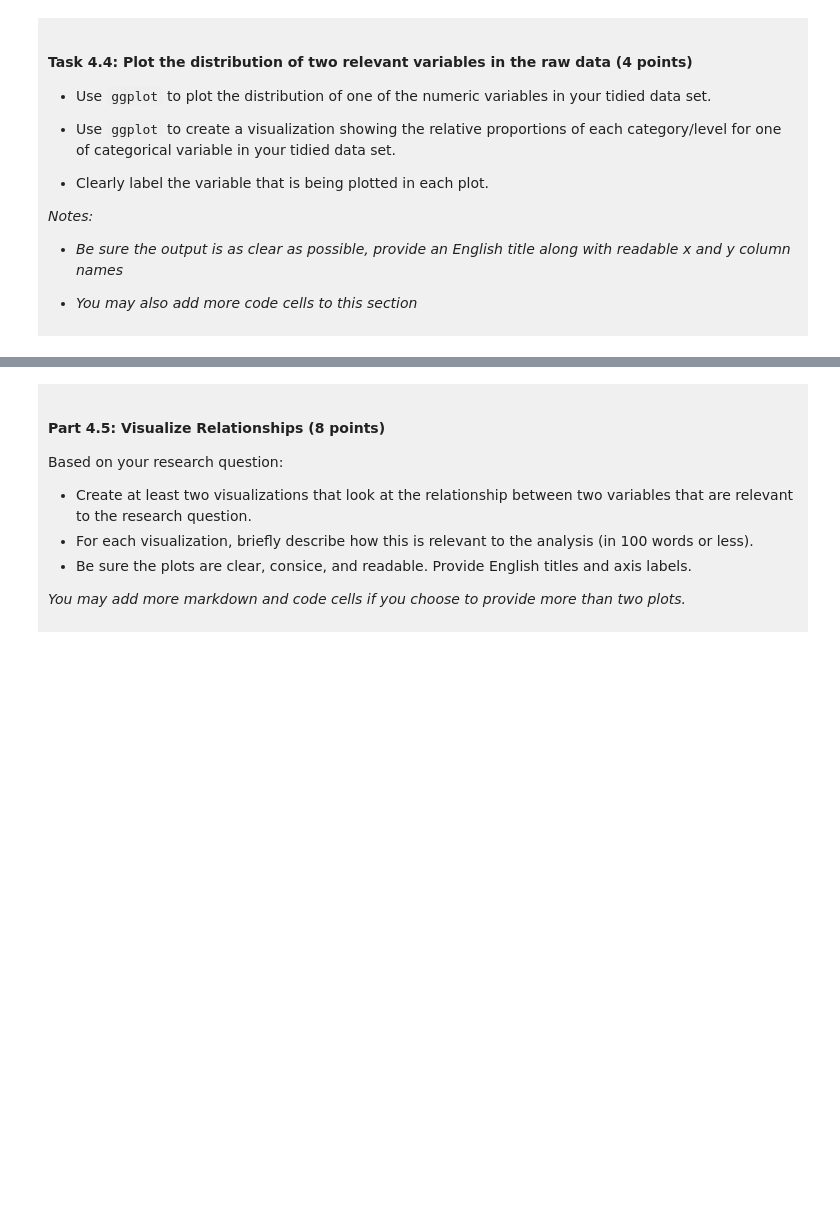
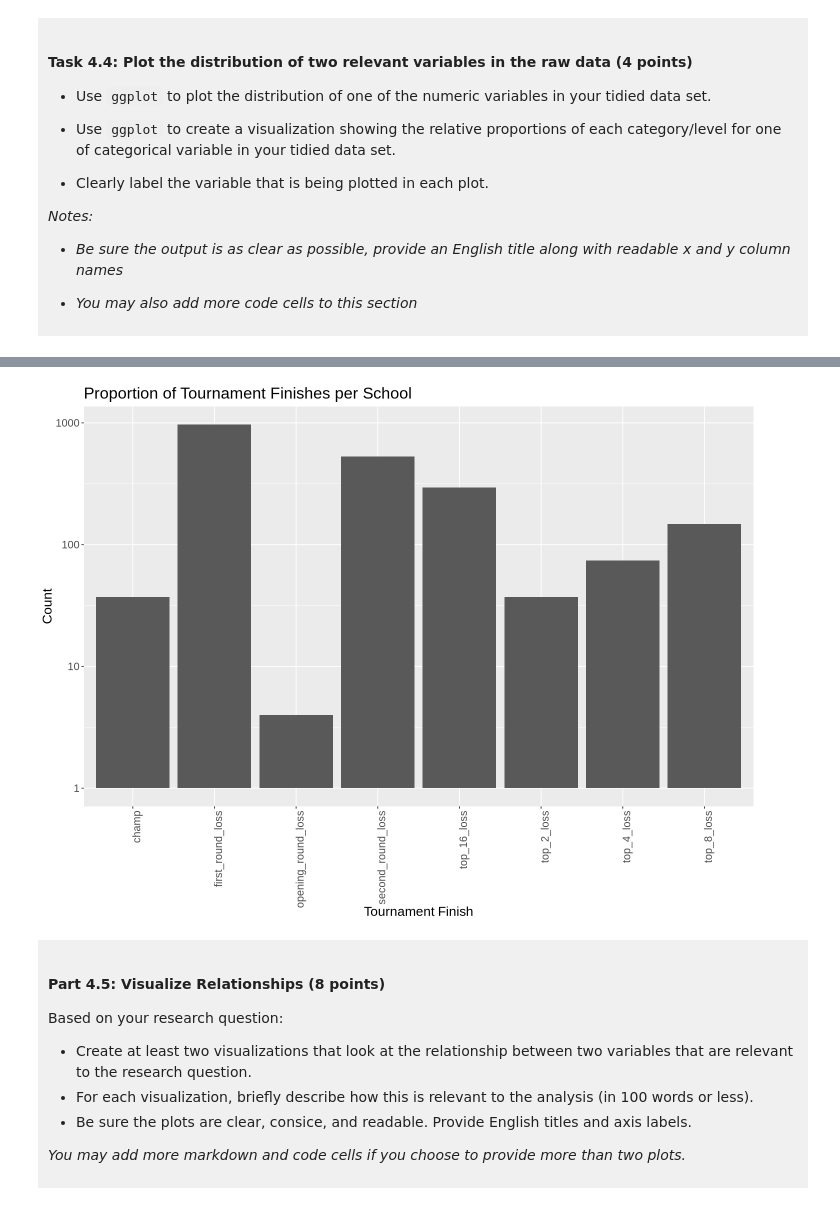
Before and after one commit to m-zha/DSCI-100-PROJECT-MAX-ZHA, a Jupyter notebook: dsci-100-project-notebook.ipynb, the cells around one changed output, grey strips where cells are left out. Cells and saved outputs as stored; diff of their text form; code cells hidden in the pictures; blank space fills up the shorter version.

```diff
--- a/dsci-100-project-notebook.ipynb
+++ b/dsci-100-project-notebook.ipynb
@@ -313,5 +369,20 @@ You will refine your research question (if needed) and produce a tidy data set.
 # %%
-### EDIT THIS CODE CELL FOR PLOT 2 ###
+WMM_visualization2<-WMM_data1|>
+    ggplot(aes(x=tourney_finish))+
+    ggtitle("Proportion of Tournament Finishes per School")+
+    geom_bar(position="dodge",stat="count")+
+    scale_y_log10()+
+    labs(
+        x="Tournament Finish",
+        y="Count"
+        )+
+    theme(
+        text=element_text(size=16),
+        axis.text.x = element_text(angle = 90, hjust = 1)
+        )
+WMM_visualization2
+# %% [output]
+[figure, added]
 # %% [markdown]
 <div style="background-color: #f0f0f0; padding: 10px;">
 
```
Also changed, not shown: parts of 11 cells of this notebook.
